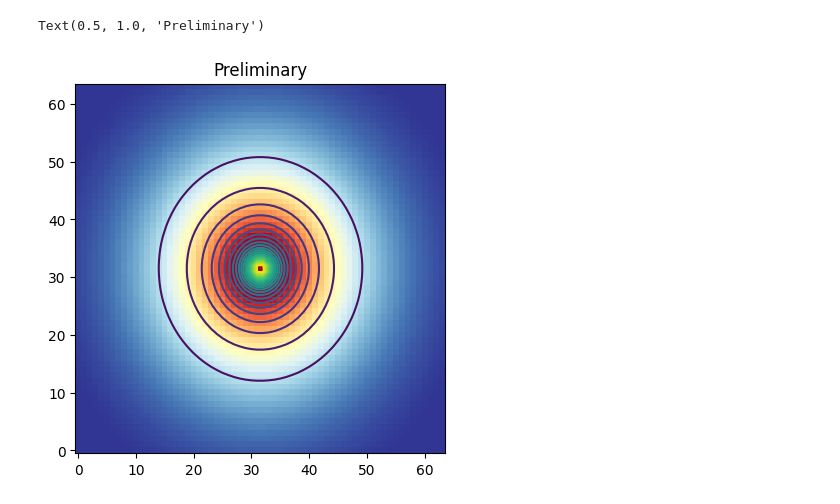
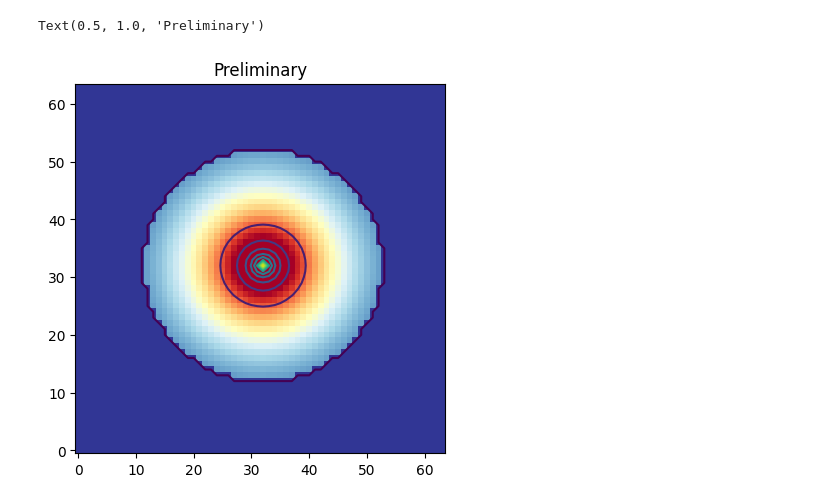
Before and after one commit to CMacM/BATSim, a Jupyter notebook: notebooks/radial_IA_example.ipynb, the cells around one changed output. Cells and saved outputs as stored; diff of their text form; code cells hidden in the pictures.

Commit message:
Changed how centering is dealt with in stamp and IA transform

```diff
--- a/notebooks/radial_IA_example.ipynb
+++ b/notebooks/radial_IA_example.ipynb
@@ -18,35 +40,32 @@ from batsim.transforms import IaTransform, LensTransform
 # %%
 ## create a galaxy with raidall dependent shear
 flux = 40
 scale = 0.2
 nn = 64
-hlr = 2.4
+hlr = 1.4
 
 # create galaxy to be sampled by shear stamp objects
-sersic_gal = galsim.Sersic(n=1.5, half_light_radius=hlr, flux=flux, trunc=0)
+sersic_gal = galsim.Sersic(n=1.5, half_light_radius=hlr, flux=flux, trunc=4)
 
-g1 = -0.012
-g2 = 0.0
+lensing = 0.02
 
-# # apply lensing shear to galaxy
-stamp = Stamp(nn=nn, scale=scale)
-lens = LensTransform(g1=0.2, g2=g2, kappa=0)
-# stamp.transform_grids(lens)
+# # # apply lensing shear to galaxy
+stamp = Stamp(nn=nn, scale=scale, centering='fpfs')
+lens = LensTransform(g1=lensing, g2=0, kappa=0)
+stamp.transform_grids(lens)
 
 # define ia shear as a % of lensing
-ia_perc = 1
-ia = IaTransform(g1=ia_perc*g1, g2=ia_perc*g2,
-                 center=[33,33], scale=scale, hlr=hlr)
+ia = IaTransform(A1=-0.001, center=[0,0], scale=scale, hlr=hlr)
 stamp.transform_grids(ia)
 
 # get galaxy array from stamp object
 gal_array = stamp.sample_galaxy(sersic_gal)
 batplot.make_plot_image(gal_array)
-plt.contour(gal_array, levels=30)
+plt.contour(gal_array, levels=15)
 plt.title('Preliminary')
 # %% [output]
 Text(0.5, 1.0, 'Preliminary')
-[figure, old version]
+[figure, new version]
 # %%
 gal_array3 = stamp.sample_galaxy(sersic_gal)
 
```
Also changed, not shown: parts of 4 cells of this notebook, 3 other files.
